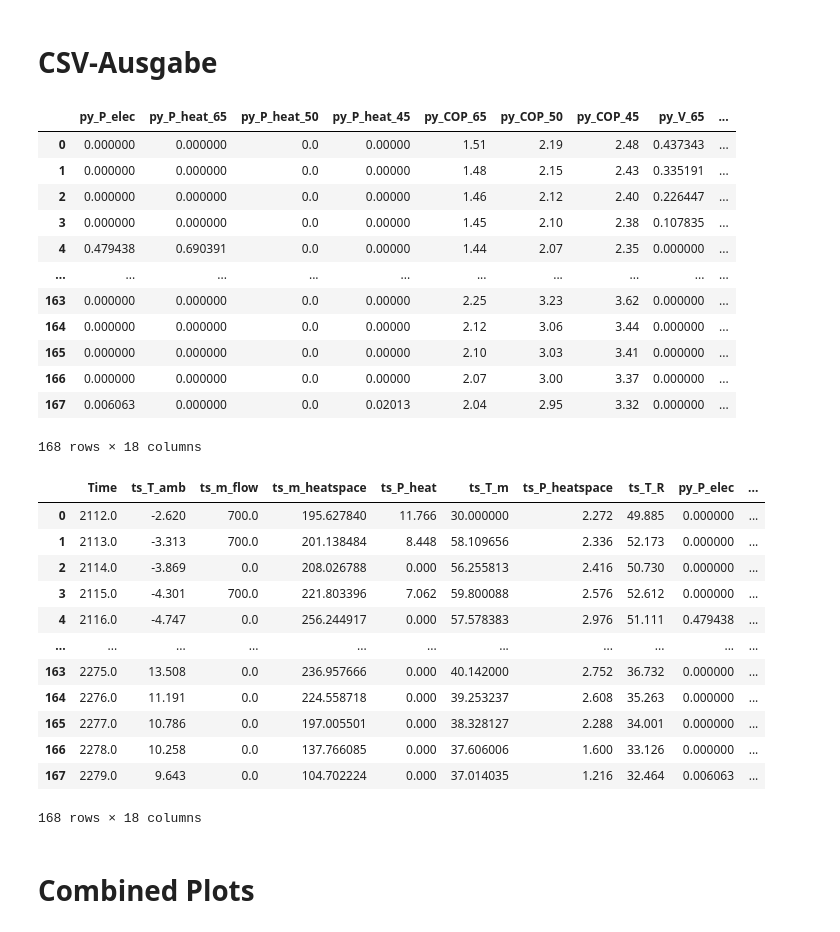
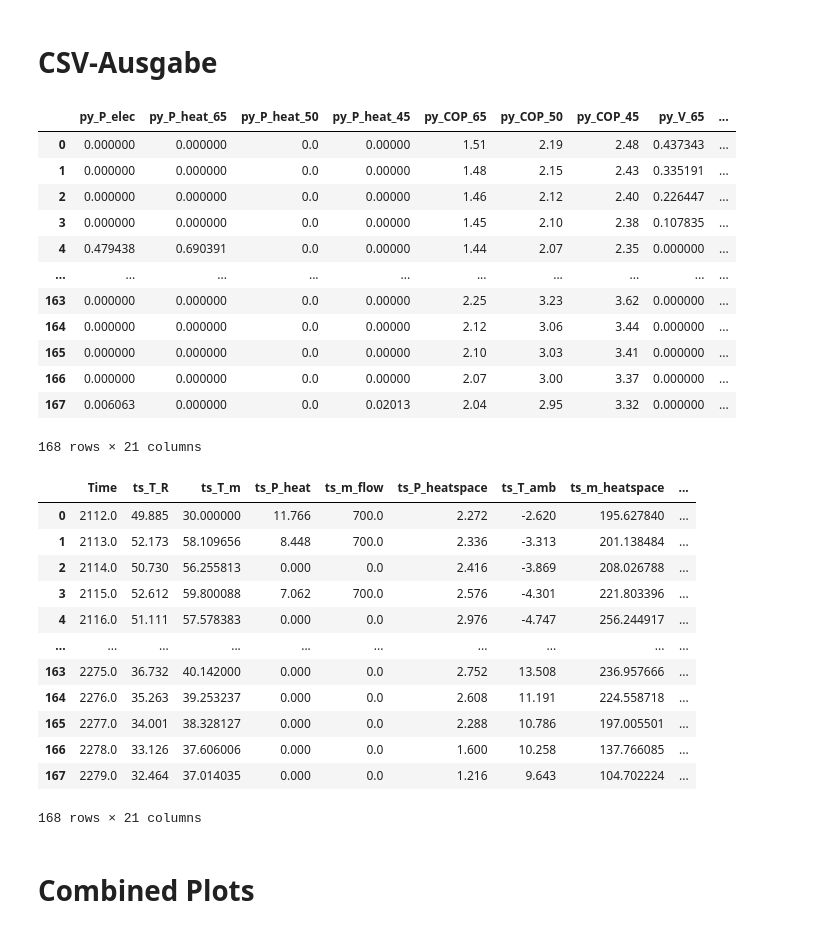
Before and after one commit to choffma8/masterprojektWaermespeicher, a Jupyter notebook: konstanterTemperaturspeicher.ipynb, the cells around one changed output. Drawn from its saved outputs; the diff is of its cells as text; code cells hidden in the pictures.

```diff
--- a/konstanterTemperaturspeicher.ipynb
+++ b/konstanterTemperaturspeicher.ipynb
@@ -368,6 +368,7 @@ n.heat_stores_t
 v_hs_65 = n.heat_stores_t.V.iloc[:, 0]
 v_hs_50 = n.heat_stores_t.V.iloc[:, 1]
 v_hs_45 = n.heat_stores_t.V.iloc[:, 2]
+T_return = n.heat_stores_t.T_return
 # %%
 n.heat_stores_t.V.plot()
 plt.title('Speicherschichtvolumina (Python)')
@@ -486,7 +487,9 @@ output_pypsa = pd.DataFrame({
     'py_V_65': v_hs_65.values.flatten(),
     'py_V_50': v_hs_50.values.flatten(),
     'py_V_45': v_hs_45.values.flatten(),
-
+    'py_V_total':  v_hs_65.values.flatten() + v_hs_50.values.flatten() + v_hs_45.values.flatten(),
+    'py_T_return': T_return.values.flatten(),
+    'py_P_heat_total': p_heat[('hp', 65)].values.flatten() + p_heat[('hp', 50)].values.flatten() + p_heat[('hp', 45)].values.flatten()
 })
 output_pypsa = output_pypsa.round(6)
 
@@ -512,30 +515,30 @@ output_combined
 | 165 | 0.000000 | 0.000000 | 0.0 | 0.00000 | 2.10 | 3.03 | 3.41 | 0.000000 | ... |
 | 166 | 0.000000 | 0.000000 | 0.0 | 0.00000 | 2.07 | 3.00 | 3.37 | 0.000000 | ... |
 | 167 | 0.006063 | 0.000000 | 0.0 | 0.02013 | 2.04 | 2.95 | 3.32 | 0.000000 | ... |
-168 rows × 18 columns
+168 rows × 21 columns
 # %%
-output_combined_ordered = output_combined.iloc[:, [10, 12, 17, 11, 16, 15, 13, 14, 0, 1, 4, 7, 2, 8, 5, 3, 6, 9]]
+output_combined_ordered = output_combined.iloc[:, [ 13, 17, 18, 19, 20, 16, 15, 14, 11,10,12, 0, 1, 4, 7, 2, 5, 8, 3, 6, 9]]
 output_combined_ordered.to_csv(
     "Outputs/konstanterTemperaturspeicher/output_combined_ordered.csv",
     sep=",",
     index_label="index",
     float_format="%.3f"
 )
 output_combined_ordered
 # %% [output]
-|  | Time | ts_T_amb | ts_m_flow | ts_m_heatspace | ts_P_heat | ts_T_m | ts_P_heatspace | ts_T_R | py_P_elec | ... |
-| 0 | 2112.0 | -2.620 | 700.0 | 195.627840 | 11.766 | 30.000000 | 2.272 | 49.885 | 0.000000 | ... |
-| 1 | 2113.0 | -3.313 | 700.0 | 201.138484 | 8.448 | 58.109656 | 2.336 | 52.173 | 0.000000 | ... |
-| 2 | 2114.0 | -3.869 | 0.0 | 208.026788 | 0.000 | 56.255813 | 2.416 | 50.730 | 0.000000 | ... |
-| 3 | 2115.0 | -4.301 | 700.0 | 221.803396 | 7.062 | 59.800088 | 2.576 | 52.612 | 0.000000 | ... |
-| 4 | 2116.0 | -4.747 | 0.0 | 256.244917 | 0.000 | 57.578383 | 2.976 | 51.111 | 0.479438 | ... |
-| ... | ... | ... | ... | ... | ... | ... | ... | ... | ... | ... |
-| 163 | 2275.0 | 13.508 | 0.0 | 236.957666 | 0.000 | 40.142000 | 2.752 | 36.732 | 0.000000 | ... |
-| 164 | 2276.0 | 11.191 | 0.0 | 224.558718 | 0.000 | 39.253237 | 2.608 | 35.263 | 0.000000 | ... |
-| 165 | 2277.0 | 10.786 | 0.0 | 197.005501 | 0.000 | 38.328127 | 2.288 | 34.001 | 0.000000 | ... |
-| 166 | 2278.0 | 10.258 | 0.0 | 137.766085 | 0.000 | 37.606006 | 1.600 | 33.126 | 0.000000 | ... |
-| 167 | 2279.0 | 9.643 | 0.0 | 104.702224 | 0.000 | 37.014035 | 1.216 | 32.464 | 0.006063 | ... |
+|  | Time | ts_T_R | ts_T_m | ts_P_heat | ts_m_flow | ts_P_heatspace | ts_T_amb | ts_m_heatspace | ... |
+| 0 | 2112.0 | 49.885 | 30.000000 | 11.766 | 700.0 | 2.272 | -2.620 | 195.627840 | ... |
+| 1 | 2113.0 | 52.173 | 58.109656 | 8.448 | 700.0 | 2.336 | -3.313 | 201.138484 | ... |
+| 2 | 2114.0 | 50.730 | 56.255813 | 0.000 | 0.0 | 2.416 | -3.869 | 208.026788 | ... |
+| 3 | 2115.0 | 52.612 | 59.800088 | 7.062 | 700.0 | 2.576 | -4.301 | 221.803396 | ... |
+| 4 | 2116.0 | 51.111 | 57.578383 | 0.000 | 0.0 | 2.976 | -4.747 | 256.244917 | ... |
+| ... | ... | ... | ... | ... | ... | ... | ... | ... | ... |
+| 163 | 2275.0 | 36.732 | 40.142000 | 0.000 | 0.0 | 2.752 | 13.508 | 236.957666 | ... |
+| 164 | 2276.0 | 35.263 | 39.253237 | 0.000 | 0.0 | 2.608 | 11.191 | 224.558718 | ... |
+| 165 | 2277.0 | 34.001 | 38.328127 | 0.000 | 0.0 | 2.288 | 10.786 | 197.005501 | ... |
+| 166 | 2278.0 | 33.126 | 37.606006 | 0.000 | 0.0 | 1.600 | 10.258 | 137.766085 | ... |
+| 167 | 2279.0 | 32.464 | 37.014035 | 0.000 | 0.0 | 1.216 | 9.643 | 104.702224 | ... |
-168 rows × 18 columns
+168 rows × 21 columns
 # %% [markdown]
 # Combined Plots
 # %%
```
Also changed, not shown: parts of 6 cells of this notebook, 3 other files.
